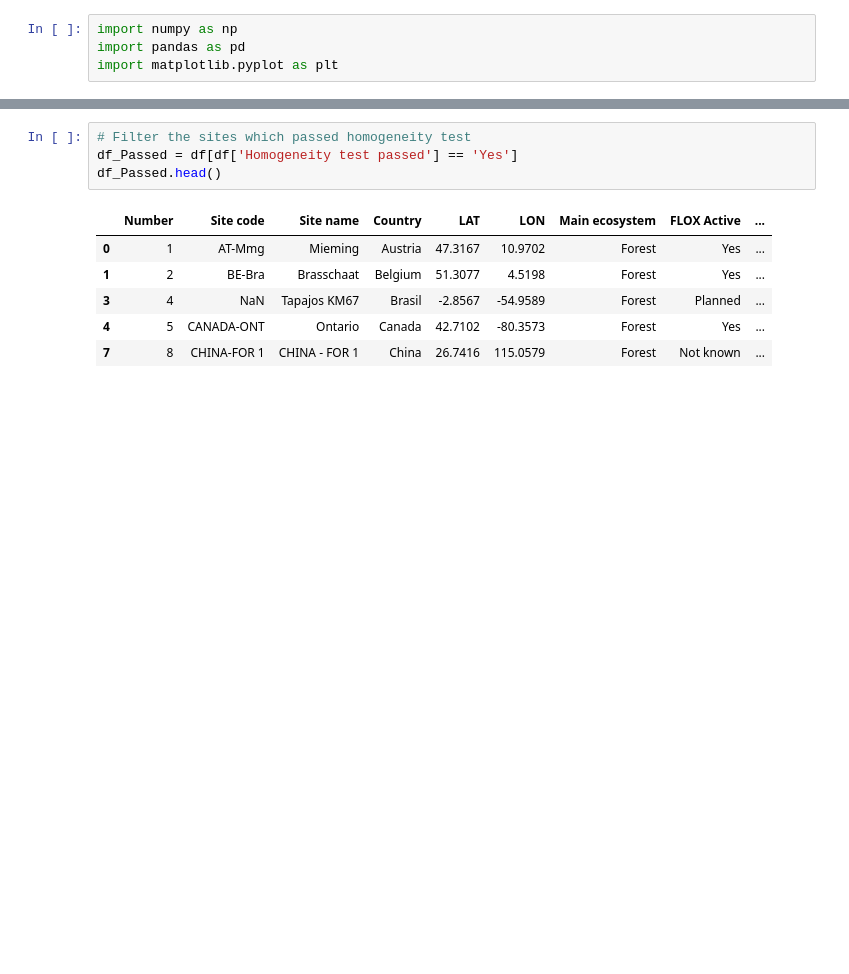
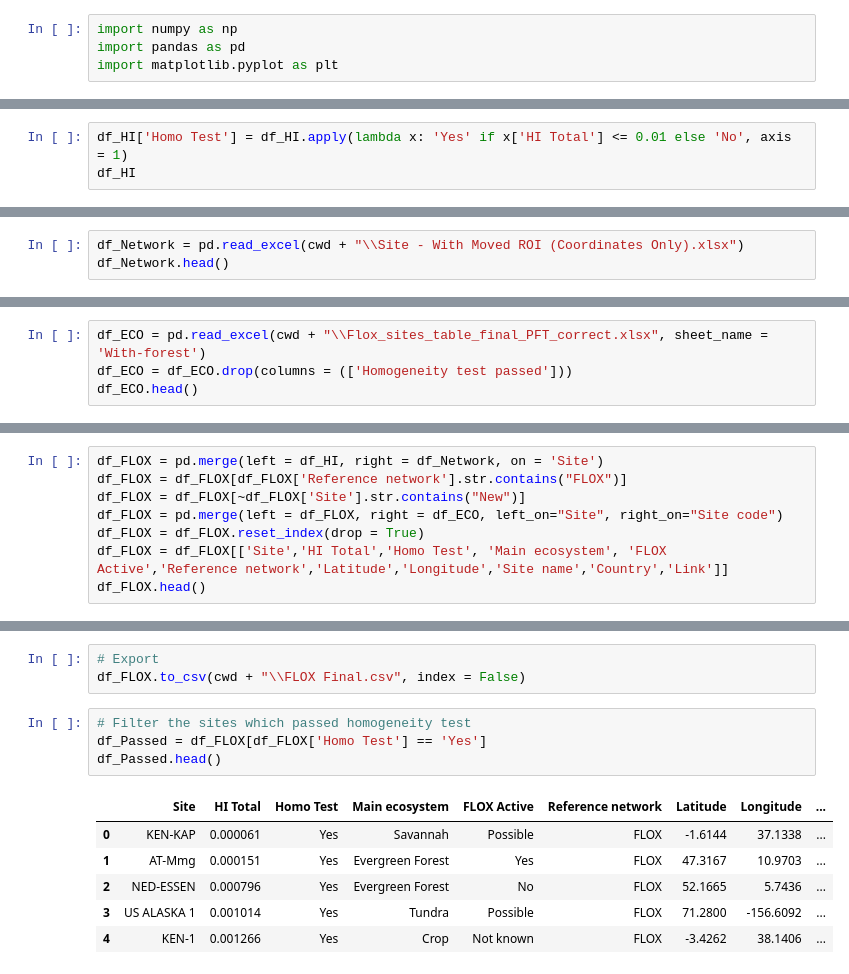
Before and after one commit to IAGO1215/DISCBICOCCA, a Jupyter notebook: NoteBooks Draft/Chart Pan.ipynb, the cells around one changed output, grey strips where cells are left out. Cells and saved outputs as stored; diff of their text form; blank space fills up the shorter version.

```diff
--- a/NoteBooks Draft/Chart Pan.ipynb
+++ b/NoteBooks Draft/Chart Pan.ipynb
@@ -20,0 +22,3 @@ df.head()
+# %%
+df_HI['Homo Test'] = df_HI.apply(lambda x: 'Yes' if x['HI Total'] <= 0.01 else 'No', axis = 1)
+df_HI
@@ -20,0 +39,3 @@ df.head()
+# %%
+df_Network = pd.read_excel(cwd + "\\Site - With Moved ROI (Coordinates Only).xlsx")
+df_Network.head()
@@ -20,0 +49,4 @@ df.head()
+# %%
+df_ECO = pd.read_excel(cwd + "\\Flox_sites_table_final_PFT_correct.xlsx", sheet_name = 'With-forest')
+df_ECO = df_ECO.drop(columns = (['Homogeneity test passed']))
+df_ECO.head()
@@ -20,0 +60,8 @@ df.head()
+# %%
+df_FLOX = pd.merge(left = df_HI, right = df_Network, on = 'Site')
+df_FLOX = df_FLOX[df_FLOX['Reference network'].str.contains("FLOX")]
+df_FLOX = df_FLOX[~df_FLOX['Site'].str.contains("New")]
+df_FLOX = pd.merge(left = df_FLOX, right = df_ECO, left_on="Site", right_on="Site code")
+df_FLOX = df_FLOX.reset_index(drop = True)
+df_FLOX = df_FLOX[['Site','HI Total','Homo Test', 'Main ecosystem', 'FLOX Active','Reference network','Latitude','Longitude','Site name','Country','Link']]
+df_FLOX.head()
@@ -21,14 +75,17 @@ df.head()
+# %%
+# Export
+df_FLOX.to_csv(cwd + "\\FLOX Final.csv", index = False)
 # %%
 # Filter the sites which passed homogeneity test
-df_Passed = df[df['Homogeneity test passed'] == 'Yes']
+df_Passed = df_FLOX[df_FLOX['Homo Test'] == 'Yes']
 df_Passed.head()
 # %% [output]
-|  | Number | Site code | Site name | Country | LAT | LON | Main ecosystem | FLOX Active | ... |
-| 0 | 1 | AT-Mmg | Mieming | Austria | 47.3167 | 10.9702 | Forest | Yes | ... |
-| 1 | 2 | BE-Bra | Brasschaat | Belgium | 51.3077 | 4.5198 | Forest | Yes | ... |
-| 3 | 4 | NaN | Tapajos KM67 | Brasil | -2.8567 | -54.9589 | Forest | Planned | ... |
-| 4 | 5 | CANADA-ONT | Ontario | Canada | 42.7102 | -80.3573 | Forest | Yes | ... |
-| 7 | 8 | CHINA-FOR 1 | CHINA - FOR 1 | China | 26.7416 | 115.0579 | Forest | Not known | ... |
+|  | Site | HI Total | Homo Test | Main ecosystem | FLOX Active | Reference network | Latitude | Longitude | ... |
+| 0 | KEN-KAP | 0.000061 | Yes | Savannah | Possible | FLOX | -1.6144 | 37.1338 | ... |
+| 1 | AT-Mmg | 0.000151 | Yes | Evergreen Forest | Yes | FLOX | 47.3167 | 10.9703 | ... |
+| 2 | NED-ESSEN | 0.000796 | Yes | Evergreen Forest | No | FLOX | 52.1665 | 5.7436 | ... |
+| 3 | US ALASKA 1 | 0.001014 | Yes | Tundra | Possible | FLOX | 71.2800 | -156.6092 | ... |
+| 4 | KEN-1 | 0.001266 | Yes | Crop | Not known | FLOX | -3.4262 | 38.1406 | ... |
 # %%
 # Group by the main ecosystem
 df_Passed_Grouped = df_Passed.groupby('Main ecosystem').count()
```
Also changed, not shown: parts of 19 cells of this notebook, 25 other files.
